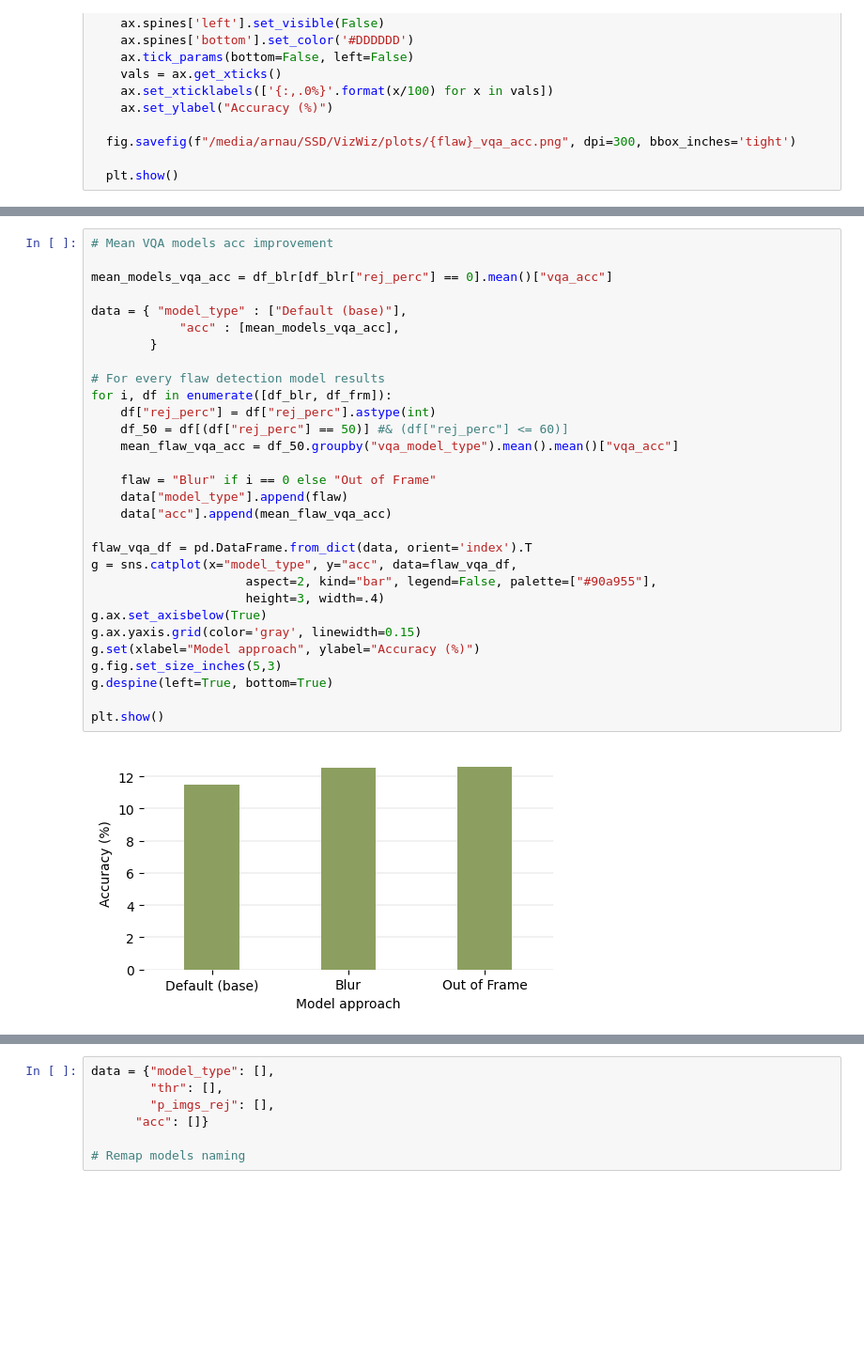
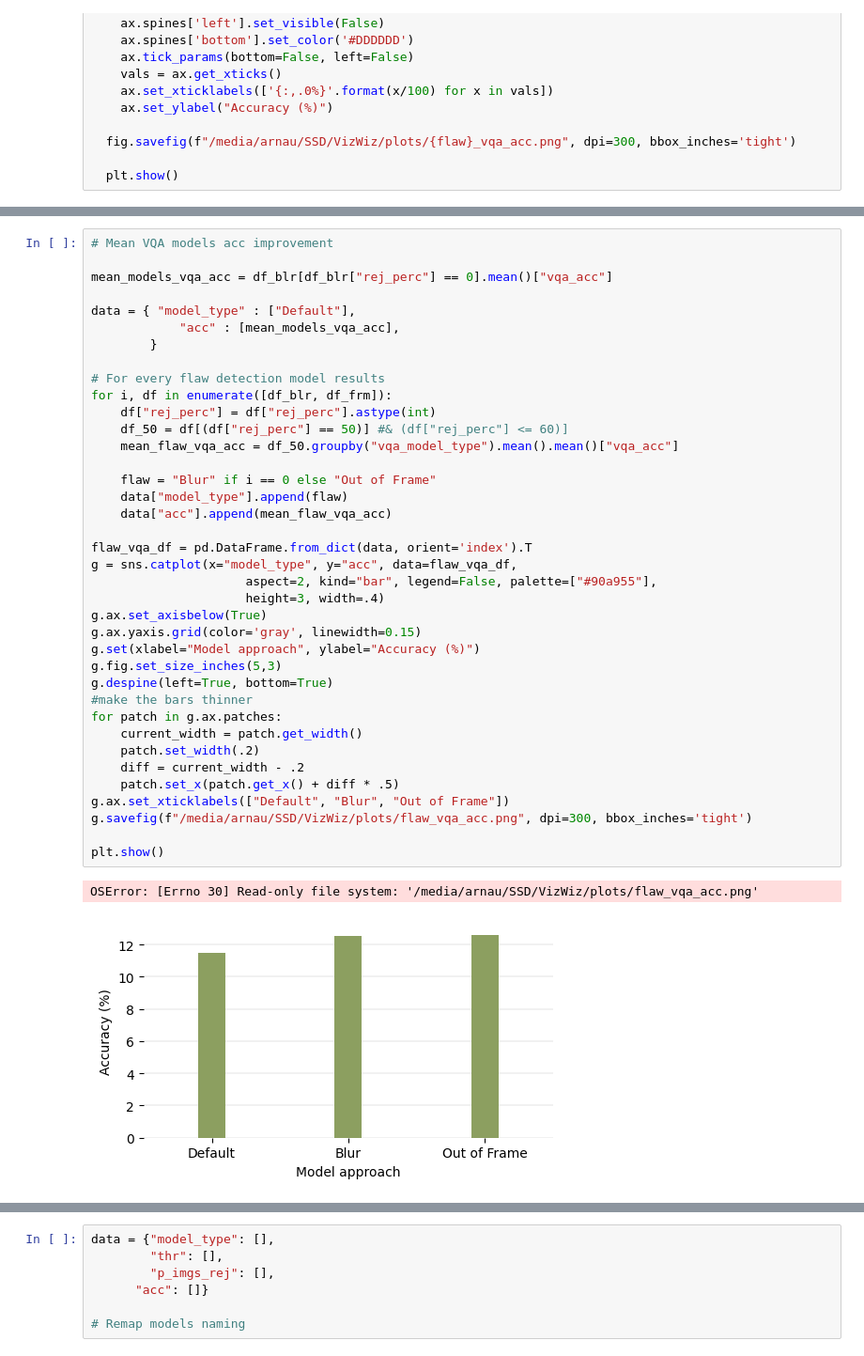
Before and after one commit to arcb01/GED-TFG, a Jupyter notebook: src/vqa_accuracy.ipynb, the cells around one changed output, grey strips where cells are left out. Shown at 94% size. Saved outputs shown, nothing was run; the diff lists cells and outputs as text; blank space fills up the shorter version.

```diff
--- a/src/vqa_accuracy.ipynb
+++ b/src/vqa_accuracy.ipynb
@@ -550,32 +539,41 @@ Finshed Percent: [--------------------] 0%
 # %%
 # Mean VQA models acc improvement
 
 mean_models_vqa_acc = df_blr[df_blr["rej_perc"] == 0].mean()["vqa_acc"]
 
-data = { "model_type" : ["Default (base)"],
+data = { "model_type" : ["Default"],
             "acc" : [mean_models_vqa_acc],
         }
 
 # For every flaw detection model results
 for i, df in enumerate([df_blr, df_frm]):
     df["rej_perc"] = df["rej_perc"].astype(int)
     df_50 = df[(df["rej_perc"] == 50)] #& (df["rej_perc"] <= 60)]
     mean_flaw_vqa_acc = df_50.groupby("vqa_model_type").mean().mean()["vqa_acc"]
 
     flaw = "Blur" if i == 0 else "Out of Frame"
     data["model_type"].append(flaw)
     data["acc"].append(mean_flaw_vqa_acc)
 
 flaw_vqa_df = pd.DataFrame.from_dict(data, orient='index').T
 g = sns.catplot(x="model_type", y="acc", data=flaw_vqa_df,
                      aspect=2, kind="bar", legend=False, palette=["#90a955"],
                      height=3, width=.4)
 g.ax.set_axisbelow(True)
 g.ax.yaxis.grid(color='gray', linewidth=0.15)
 g.set(xlabel="Model approach", ylabel="Accuracy (%)")
 g.fig.set_size_inches(5,3)
 g.despine(left=True, bottom=True)
+#make the bars thinner
+for patch in g.ax.patches:
+    current_width = patch.get_width()
+    patch.set_width(.2)
+    diff = current_width - .2
+    patch.set_x(patch.get_x() + diff * .5)
+g.ax.set_xticklabels(["Default", "Blur", "Out of Frame"])
+g.savefig(f"/media/arnau/SSD/VizWiz/plots/flaw_vqa_acc.png", dpi=300, bbox_inches='tight')
 
 plt.show()
 # %% [output]
+OSError: [Errno 30] Read-only file system: '/media/arnau/SSD/VizWiz/plots/flaw_vqa_acc.png'
-[figure, old version]
+[figure, new version]
```
Also changed, not shown: parts of 15 cells of this notebook.
